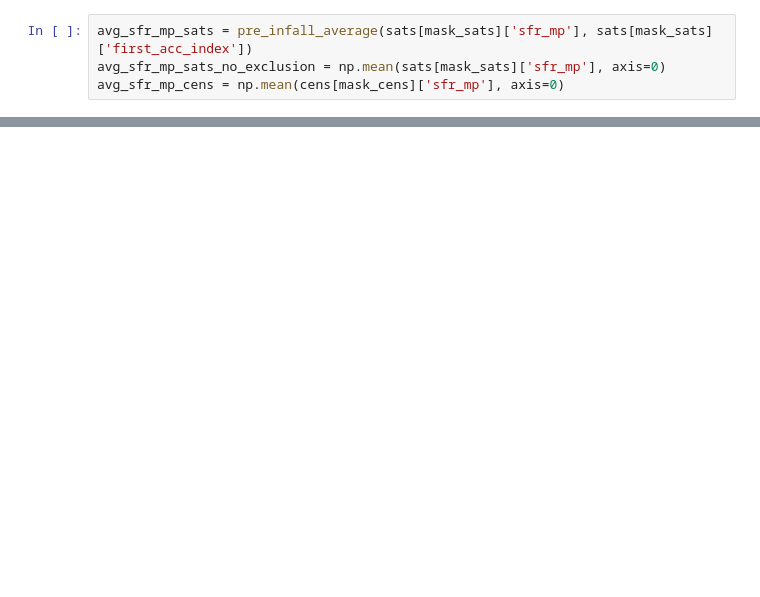
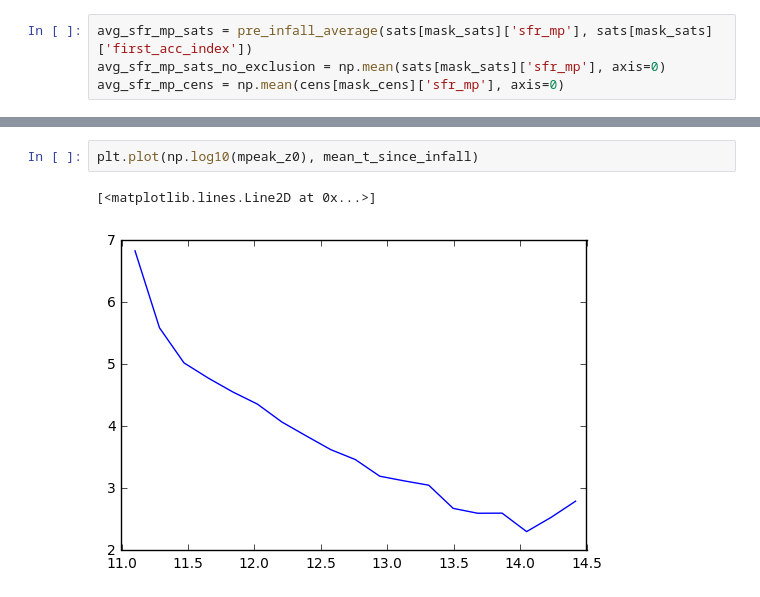
Before and after one commit to aphearin/time_evolving_cam_utils, a Jupyter notebook: pre_infall_history_comparison.ipynb, the cells around one changed output, grey strips where cells are left out. Saved outputs shown, nothing was run; the diff lists cells and outputs as text; blank space fills up the shorter version.

```diff
--- a/pre_infall_history_comparison.ipynb
+++ b/pre_infall_history_comparison.ipynb
@@ -97,0 +123,5 @@ array([ 0.00099187,  0.00010972,  0.00057029, ...,  0.00091241,
+# %%
+plt.plot(np.log10(mpeak_z0), mean_t_since_infall)
+# %% [output]
+[<matplotlib.lines.Line2D at 0x...>]
+[figure, added]
```
Also changed, not shown: parts of 19 cells of this notebook, 2 other files.
